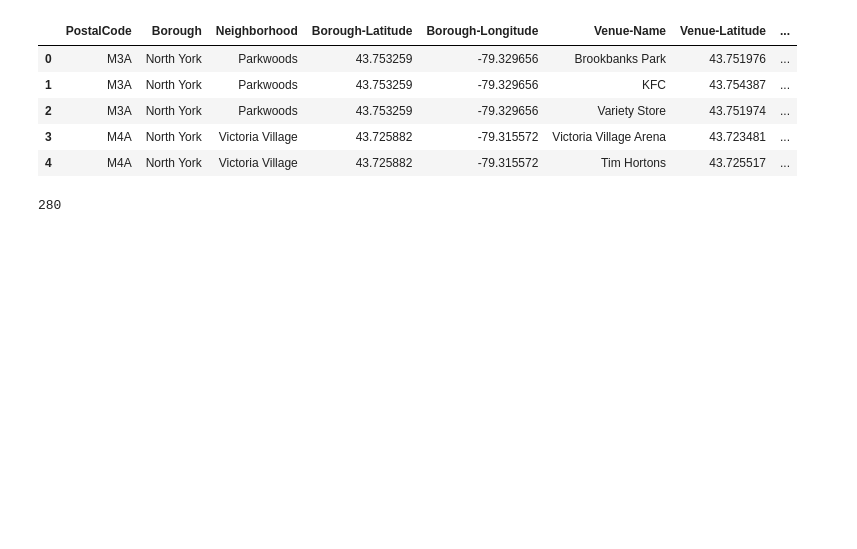
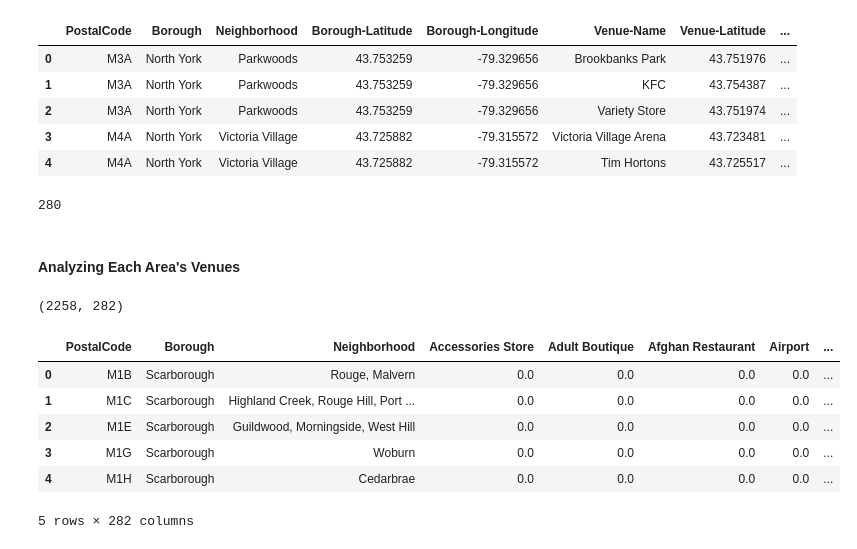
Before and after one commit to jay20196/Coursera_Capstone, a Jupyter notebook: week3project.ipynb, the cells around one changed output. Drawn from its saved outputs; the diff is of its cells as text; code cells hidden in the pictures; blank space fills up the shorter version.

```diff
--- a/week3project.ipynb
+++ b/week3project.ipynb
@@ -252,3 +207,27 @@ venue_df.groupby(['PostalCode', 'Borough', 'Neighborhood'])['Venue-Name'].count(
 len(venue_df['Venue-Category'].unique())
 # %% [output]
 280
+# %% [markdown]
+#### Analyzing Each Area's Venues
+# %%
+# creating one hot encoding matrix
+onehot = pd.get_dummies(venue_df[['Venue-Category']],prefix="",prefix_sep="")
+
+# onehot.head()
+onehot['PostalCode'] = venue_df['PostalCode']
+onehot['Borough'] = venue_df['Borough']
+onehot['Neighborhood'] = venue_df['Neighborhood']
+onehot.shape
+# %% [output]
+(2258, 282)
+# %%
+toronto_group_mean = onehot.groupby(['PostalCode','Borough','Neighborhood']).mean().reset_index()
+toronto_group_mean.head()
+# %% [output]
+|  | PostalCode | Borough | Neighborhood | Accessories Store | Adult Boutique | Afghan Restaurant | Airport | ... |
+| 0 | M1B | Scarborough | Rouge, Malvern | 0.0 | 0.0 | 0.0 | 0.0 | ... |
+| 1 | M1C | Scarborough | Highland Creek, Rouge Hill, Port ... | 0.0 | 0.0 | 0.0 | 0.0 | ... |
+| 2 | M1E | Scarborough | Guildwood, Morningside, West Hill | 0.0 | 0.0 | 0.0 | 0.0 | ... |
+| 3 | M1G | Scarborough | Woburn | 0.0 | 0.0 | 0.0 | 0.0 | ... |
+| 4 | M1H | Scarborough | Cedarbrae | 0.0 | 0.0 | 0.0 | 0.0 | ... |
+5 rows × 282 columns
```
Also changed, not shown: parts of 12 cells of this notebook.
